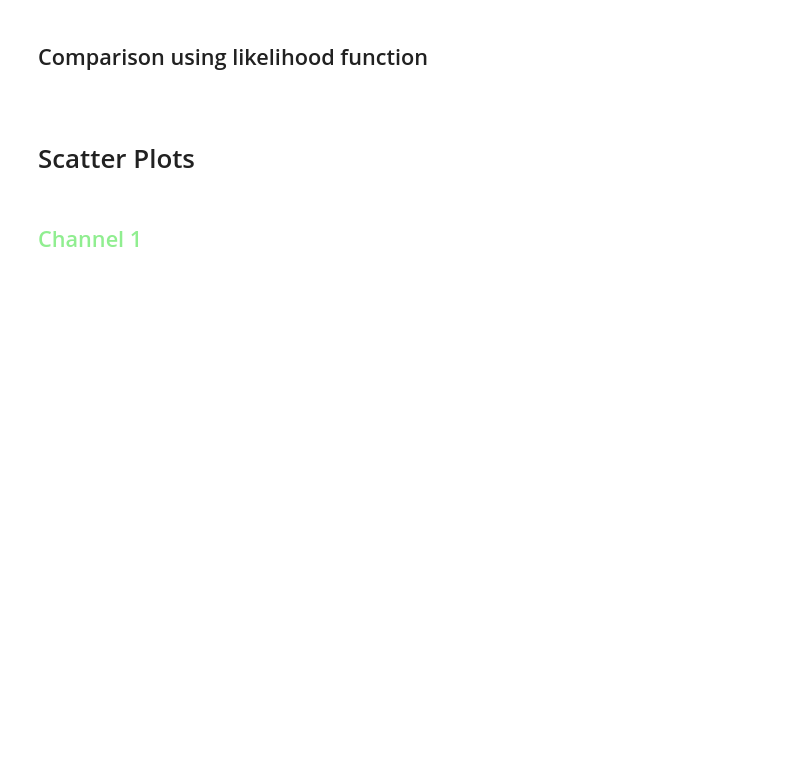
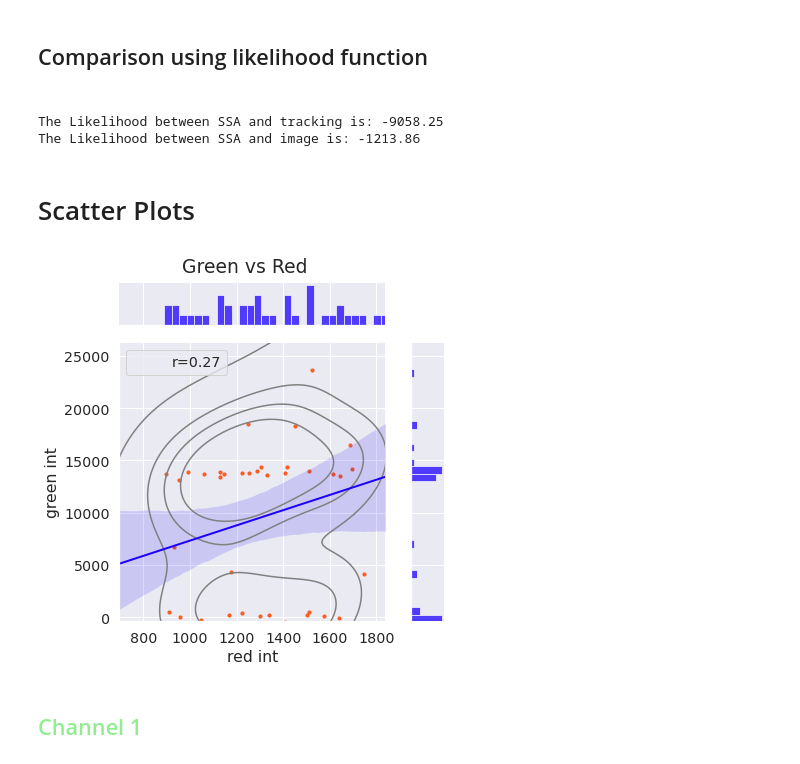
Before and after one commit to MunskyGroup/rsnaped, a Jupyter notebook: notebooks/Simulated_Cell/Integrated_simulations_Final.ipynb, the cells around one changed output. Saved outputs shown, nothing was run; the diff lists cells and outputs as text; code cells hidden in the pictures; blank space fills up the shorter version.

```diff
--- a/notebooks/Simulated_Cell/Integrated_simulations_Final.ipynb
+++ b/notebooks/Simulated_Cell/Integrated_simulations_Final.ipynb
@@ -62,6 +70,6 @@ initiation_rate = 0.05
 simulated_RNA_intensities_method = 'random'
 # %%
-basal_intensity_in_background_video = 10000
+basal_intensity_in_background_video = 50000
 scale_intensity_in_base_video=False
 # %%
 intensity_scale_ch0 = 2
@@ -312,11 +382,14 @@ def LL_fun(real_data,simulation_data,nbins=30):
 # %%
 ## LOG LIKELIHOOD OF THE INTENSITY DISTRIBUTIONS
 
-LL_ssa_tracking = LL_fun(real_data= data_sorted_1,simulation_data=data_sorted_2,nbins=100)
+LL_ssa_tracking = LL_fun(real_data= data_sorted1,simulation_data=data_sorted2,nbins=100)
 print('The Likelihood between SSA and tracking is:' , round(LL_ssa_tracking,2))
 
-LL_ssa_img = LL_fun(real_data=data_sorted_1, simulation_data=data_sorted_3,nbins=100)
+LL_ssa_img = LL_fun(real_data=data_sorted1, simulation_data=data_sorted3,nbins=100)
 print('The Likelihood between SSA and image is:' , round(LL_ssa_img,2))
+# %% [output]
+The Likelihood between SSA and tracking is: -9058.25
+The Likelihood between SSA and image is: -1213.86
 # %% [markdown]
 # Scatter Plots
 # %%
@@ -347,9 +420,11 @@ def plot_scatter_spots_cell_size(x,y,plot_title,selected_color = '#1C00FE',xlabe
 # %%
 # Scatter plots intensity comparing all channels
 #red_int_mean	green_int_mean	blue_int_mean	red_int_std	green_int_std	blue_int_std	x	y	SNR_red	SNR_green	SNR_blue	background_int_mean_red	background_int_mean_green	background_int_mean_blue	background_int_std_red	background_int_std_green	background_int_std_blue
-int_red,_ =  extract_intensity_from_dataframe(dataframe_path=dataframe_path, number_images=number_images,selected_time=0,selected_field='red_int_mean', remove_negative_values=False,remove_extreme_values=False)
-int_green,_ =  extract_intensity_from_dataframe(dataframe_path=dataframe_path, number_images=number_images,selected_time=0,selected_field='green_int_mean', remove_negative_values=False,remove_extreme_values=False)
+int_red,_ =  extract_intensity_from_dataframe(dataframe_path=dataframe_path,selected_time=0,selected_field='red_int_mean', remove_negative_values=False,remove_extreme_values=False)
+int_green,_ =  extract_intensity_from_dataframe(dataframe_path=dataframe_path,selected_time=0,selected_field='green_int_mean', remove_negative_values=False,remove_extreme_values=False)
 plot_scatter_spots_cell_size(int_red,int_green,plot_title='Green vs Red',selected_color = '#1C00FE',xlabel='red int',ylabel='green int')
+# %% [output]
+[figure, added]
 # %% [markdown]
 ## <span style="color:lightgreen">Channel 1</span>
 # %%
```
Also changed, not shown: parts of 34 cells of this notebook, 3 other files.
